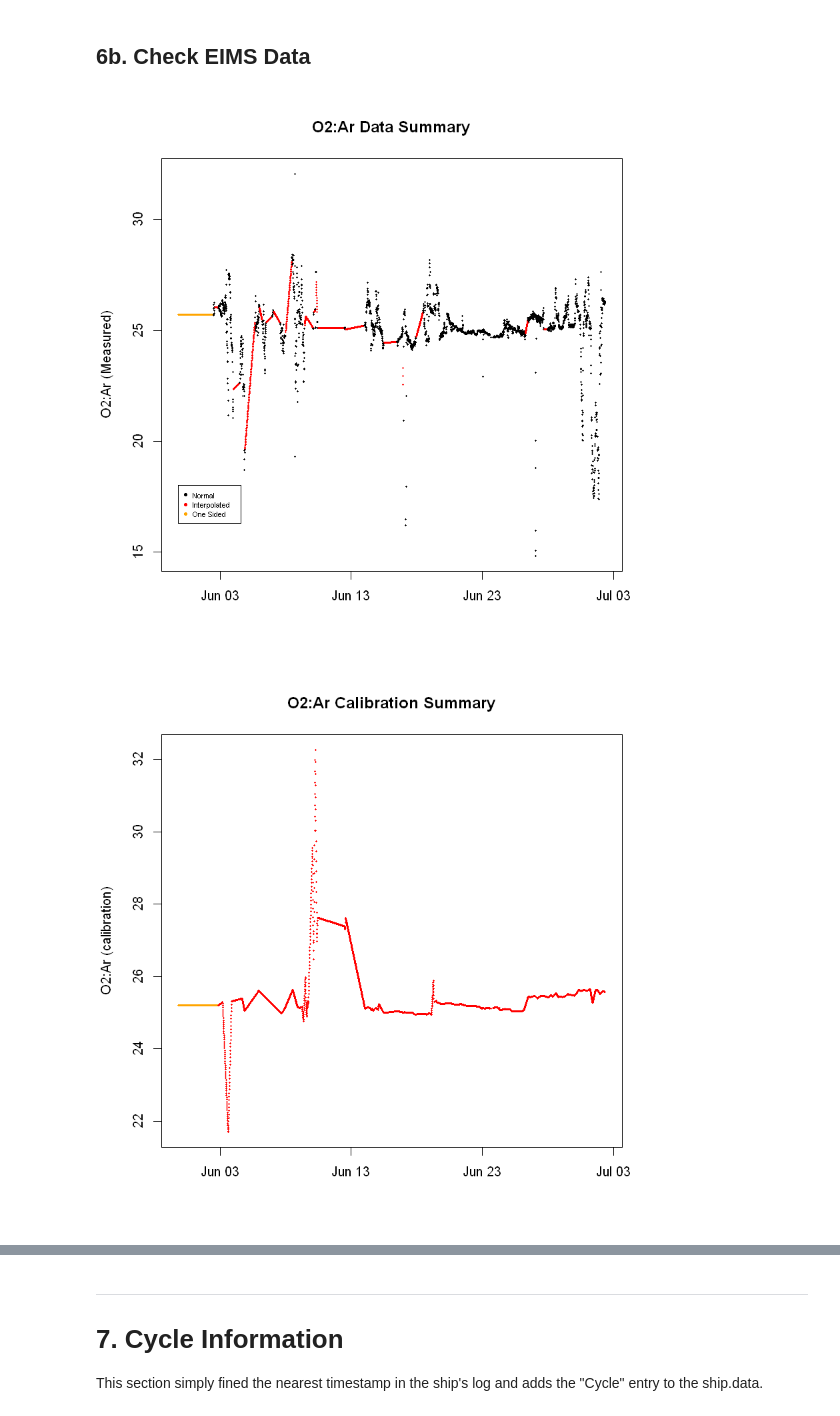
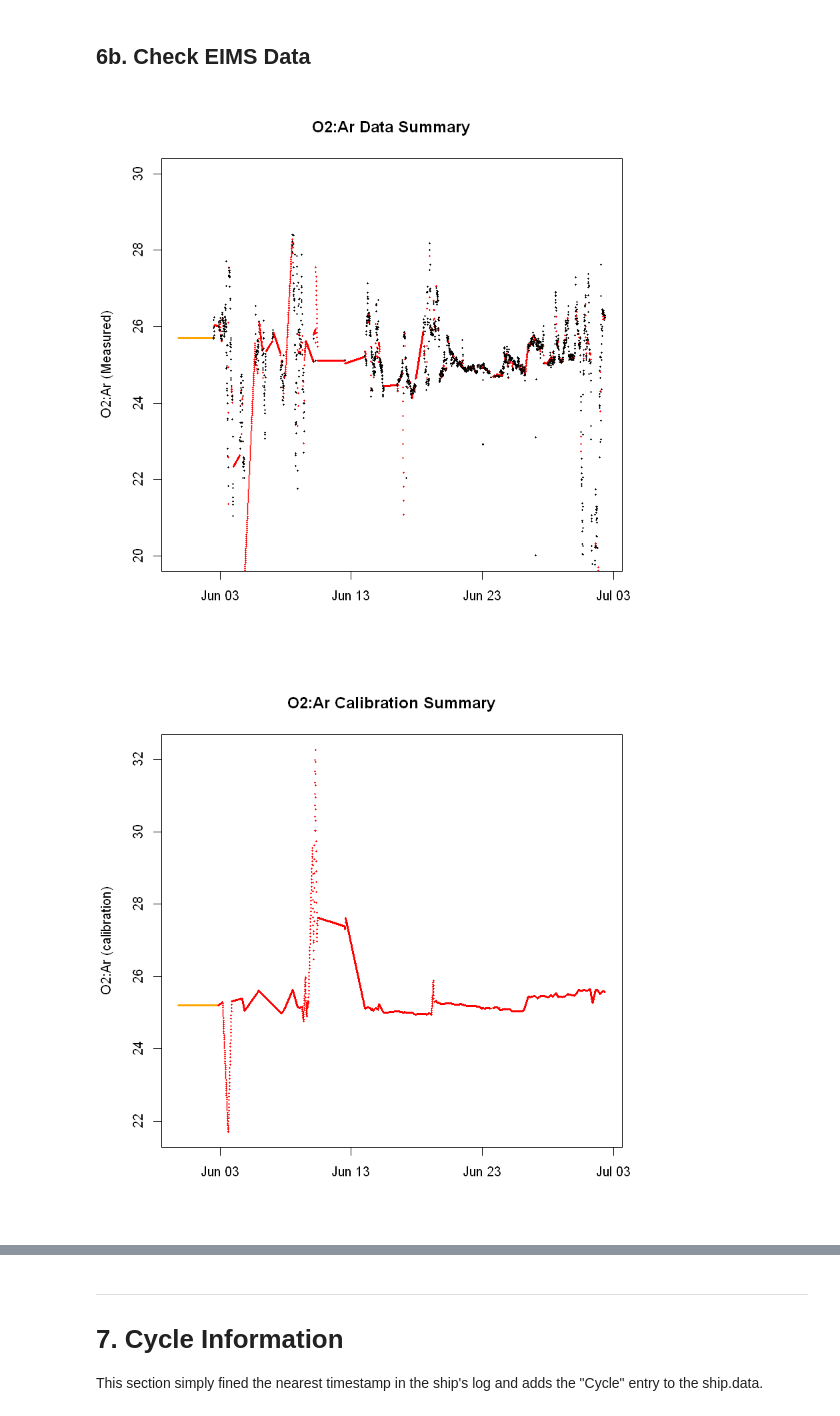
Before and after one commit to tbrycekelly/MIMS-TBK, a Jupyter notebook: Main Data Merge.ipynb, the cells around one changed output, grey strips where cells are left out. Saved outputs shown, nothing was run; the diff lists cells and outputs as text; code cells hidden in the pictures.

```diff
--- a/Main Data Merge.ipynb
+++ b/Main Data Merge.ipynb
@@ -485,7 +485,7 @@ eims.interp = function(ship.time, eims.time, ship.var, eims.var, FLAG) {
 
         ## Collect all the data points in the EIMS data within 2 minutes
         dt = as.numeric(difftime(ship.time[i], eims.time, unit='mins'))
-        l = which(dt^2 < 40^2)
+        l = which(dt^2 < 3^2) ## check within X minutes
 
         ## Make sure there are enough data points (i.e. not during a calibration period)
         if (length(l) > 2) {
@@ -572,27 +644,27 @@ ship.data$FLAG.EIMS.O2.sat = temp[[2]]
 # %%
 #par(mfrow=c(2,1))
 #pdf('Output/EIMS_Data Summary.pdf')
 
 flag.color = c('black', 'red', 'orange', 'orange')
 
 ## O2 argon verification
-plot(ship.data$DT, ship.data$O2.Ar, col=flag.color[ship.data$FLAG.O2.Ar],
+plot(ship.data$DT, ship.data$O2.Ar, col=flag.color[ship.data$FLAG.O2.Ar], ylim=c(20,30),
      pch=16, cex=0.3, ylab='O2:Ar (Measured)', xlab='', main='O2:Ar Data Summary')
 legend(ship.data$DT[1], 18, col=flag.color, c('Normal', 'Interpolated', 'One Sided'), pch=16, cex=0.55)
 
 ## Calibration verification
 plot(ship.data$DT, ship.data$O2.Ar.cal, col=flag.color[ship.data$FLAG.O2.Ar.cal],
      pch=16, cex=0.3, ylab='O2:Ar (calibration)', xlab='', main='O2:Ar Calibration Summary')
 legend(ship.data$DT[1], 18, col=flag.color, c('Normal', 'Interpolated', 'One Sided'), pch=16)
 
 ## Time validation
 plot(ship.data$DT, ship.data$DT, pch=16, cex=1, ylab='Time', xlab='Time', main='Temporal Verification for EIMS & SHIP Times')
 points(eims.v1$time, eims.v1$time, col='red', pch=16, cex=0.5)
 legend(ship.data$DT[1], ship.data$DT[2000], c('Ship', 'EIMS'), col=c('black', 'red'), pch=16)
 
 #dev.off()
 # %% [output]
-[figure, old version]
+[figure, new version]
 [figure]
 [figure]
 # %% [markdown]
```
Also changed, not shown: parts of 4 cells of this notebook, 1 other file.
